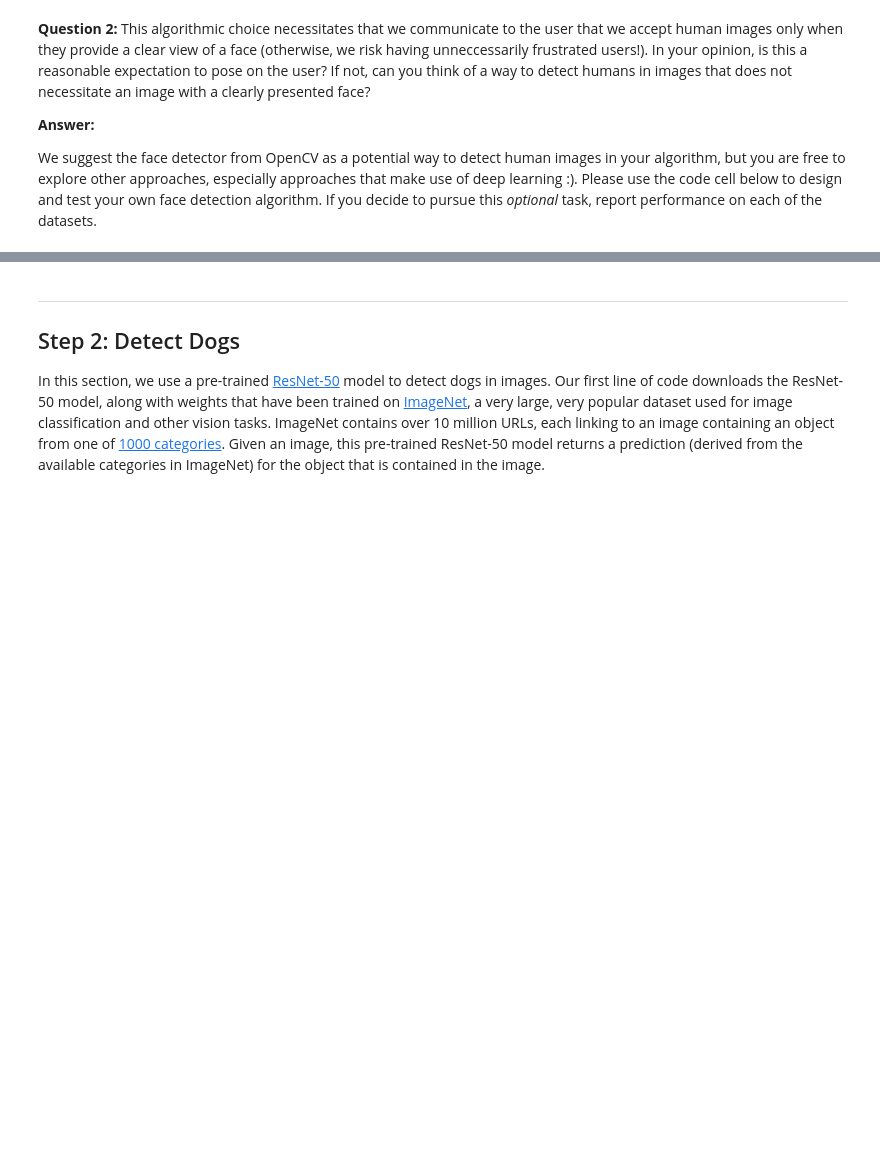
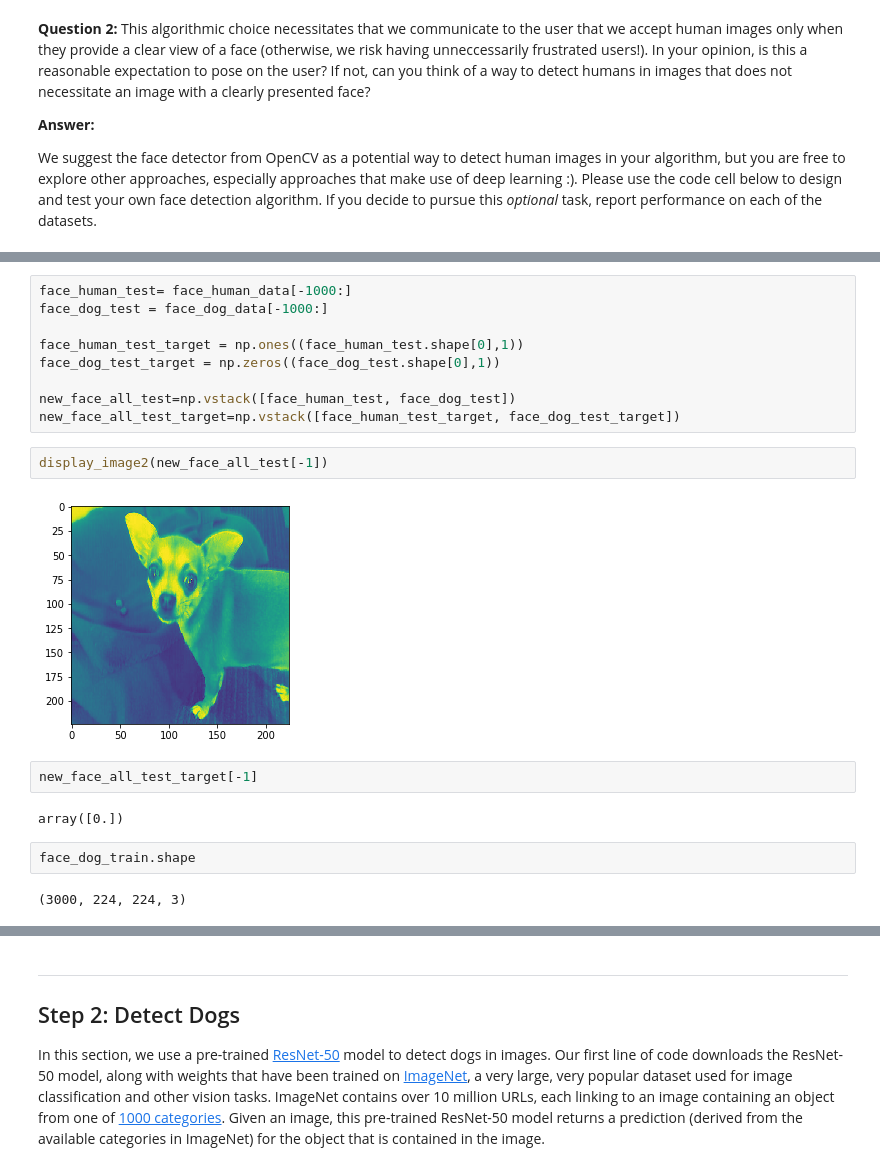
Before and after one commit to AntiTyping/udacity-machine-learning, a Jupyter notebook: dog-project/dog_app.ipynb, the cells around one changed output, grey strips where cells are left out. Cells and saved outputs as stored; diff of their text form; blank space fills up the shorter version.

```diff
--- a/dog-project/dog_app.ipynb
+++ b/dog-project/dog_app.ipynb
@@ -204,0 +313,21 @@ We suggest the face detector from OpenCV as a potential way to detect human imag
+# %%
+face_human_test= face_human_data[-1000:]
+face_dog_test = face_dog_data[-1000:]
+
+face_human_test_target = np.ones((face_human_test.shape[0],1))
+face_dog_test_target = np.zeros((face_dog_test.shape[0],1))
+
+new_face_all_test=np.vstack([face_human_test, face_dog_test])
+new_face_all_test_target=np.vstack([face_human_test_target, face_dog_test_target])
+# %%
+display_image2(new_face_all_test[-1])
+# %% [output]
+[figure, added]
+# %%
+new_face_all_test_target[-1]
+# %% [output]
+array([0.])
+# %%
+face_dog_train.shape
+# %% [output]
+(3000, 224, 224, 3)
```
Also changed, not shown: parts of 42 cells of this notebook, 1 other file.
